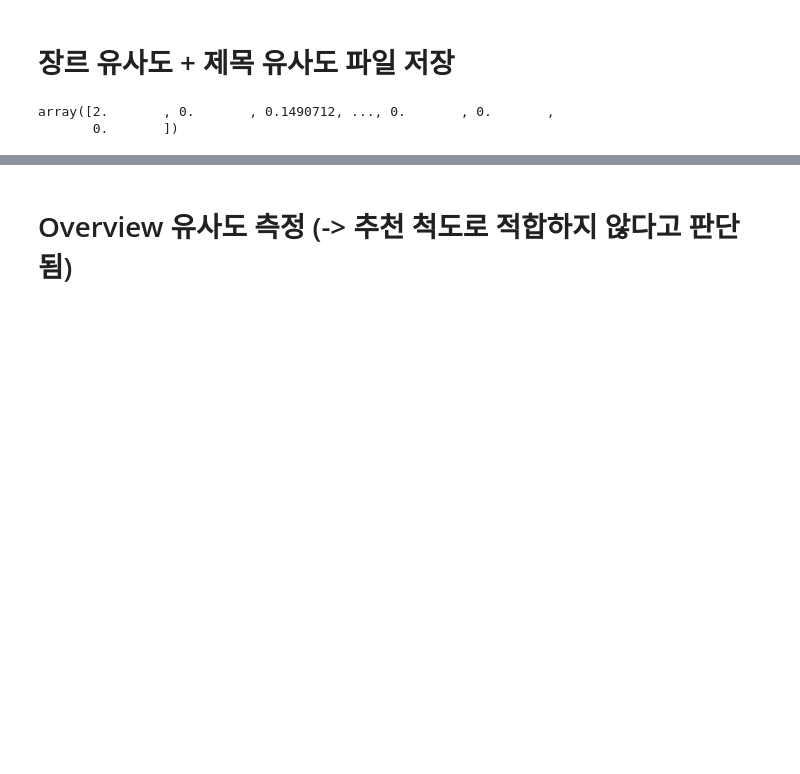
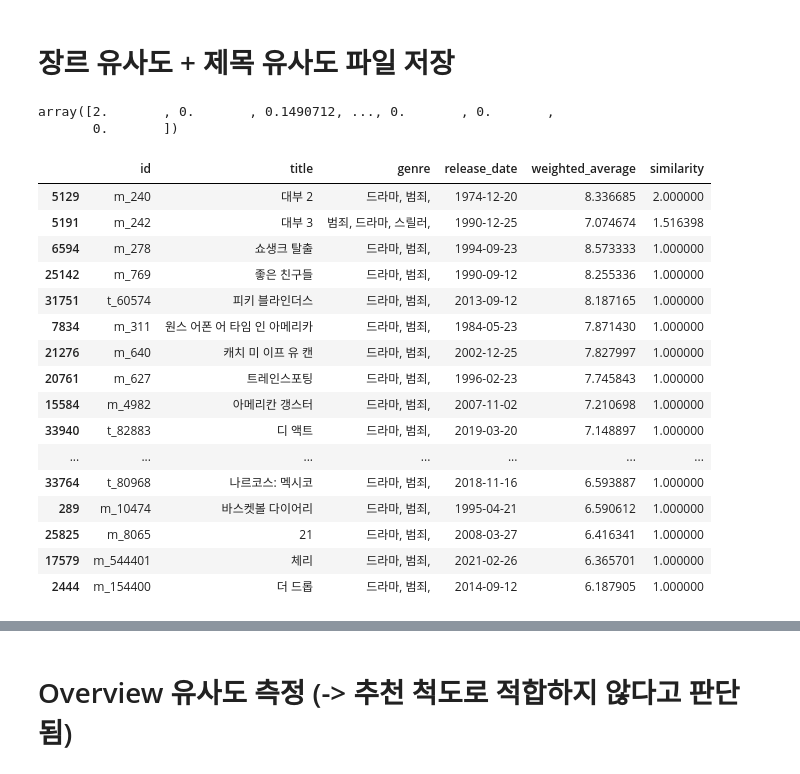
Before and after one commit to kpuce2022CD/OOSOO, a Jupyter notebook: Python/Recommend/ContentsBased/ContentsBasedFiltering.ipynb, the cells around one changed output, grey strips where cells are left out. Cells and saved outputs as stored; diff of their text form; code cells hidden in the pictures; blank space fills up the shorter version.

```diff
--- a/Python/Recommend/ContentsBased/ContentsBasedFiltering.ipynb
+++ b/Python/Recommend/ContentsBased/ContentsBasedFiltering.ipynb
@@ -262,3 +262,25 @@ gnt_similarity[0]
 # %% [output]
 array([2.       , 0.       , 0.1490712, ..., 0.       , 0.       ,
        0.       ])
+# %%
+# 영화 '대부' 로 장르, 제목 유사도 기반 테스트
+similar_genre_contents1 = find_similar_contents(contents_df, gnt_similarity, 'm_238', top_n=20)
+similar_genre_contents1[['id', 'title', 'genre', 'release_date', 'weighted_average', 'similarity']]
+# %% [output]
+|  | id | title | genre | release_date | weighted_average | similarity |
+| 5129 | m_240 | 대부 2 | 드라마, 범죄, | 1974-12-20 | 8.336685 | 2.000000 |
+| 5191 | m_242 | 대부 3 | 범죄, 드라마, 스릴러, | 1990-12-25 | 7.074674 | 1.516398 |
+| 6594 | m_278 | 쇼생크 탈출 | 드라마, 범죄, | 1994-09-23 | 8.573333 | 1.000000 |
+| 25142 | m_769 | 좋은 친구들 | 드라마, 범죄, | 1990-09-12 | 8.255336 | 1.000000 |
+| 31751 | t_60574 | 피키 블라인더스 | 드라마, 범죄, | 2013-09-12 | 8.187165 | 1.000000 |
+| 7834 | m_311 | 원스 어폰 어 타임 인 아메리카 | 드라마, 범죄, | 1984-05-23 | 7.871430 | 1.000000 |
+| 21276 | m_640 | 캐치 미 이프 유 캔 | 드라마, 범죄, | 2002-12-25 | 7.827997 | 1.000000 |
+| 20761 | m_627 | 트레인스포팅 | 드라마, 범죄, | 1996-02-23 | 7.745843 | 1.000000 |
+| 15584 | m_4982 | 아메리칸 갱스터 | 드라마, 범죄, | 2007-11-02 | 7.210698 | 1.000000 |
+| 33940 | t_82883 | 디 액트 | 드라마, 범죄, | 2019-03-20 | 7.148897 | 1.000000 |
+| ... | ... | ... | ... | ... | ... | ... |
+| 33764 | t_80968 | 나르코스: 멕시코 | 드라마, 범죄, | 2018-11-16 | 6.593887 | 1.000000 |
+| 289 | m_10474 | 바스켓볼 다이어리 | 드라마, 범죄, | 1995-04-21 | 6.590612 | 1.000000 |
+| 25825 | m_8065 | 21 | 드라마, 범죄, | 2008-03-27 | 6.416341 | 1.000000 |
+| 17579 | m_544401 | 체리 | 드라마, 범죄, | 2021-02-26 | 6.365701 | 1.000000 |
+| 2444 | m_154400 | 더 드롭 | 드라마, 범죄, | 2014-09-12 | 6.187905 | 1.000000 |
```
Also changed, not shown: parts of 12 cells of this notebook.
